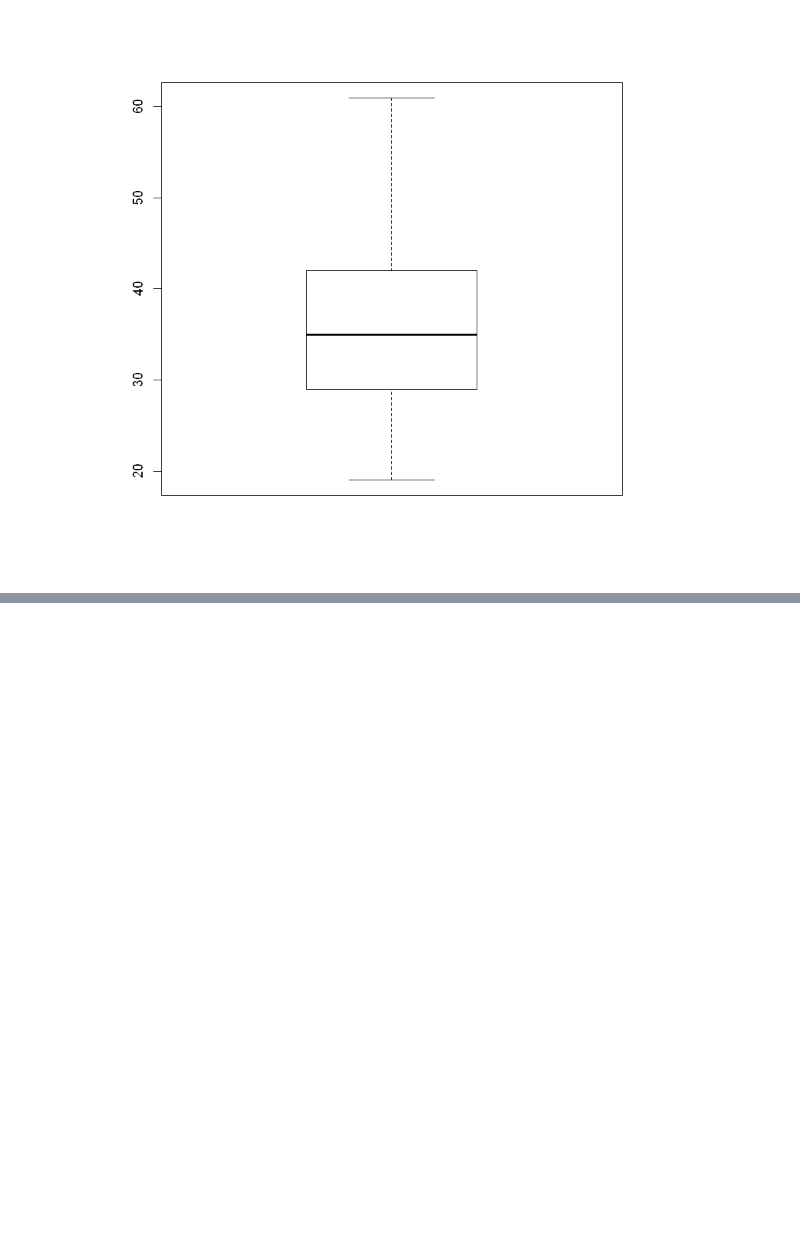
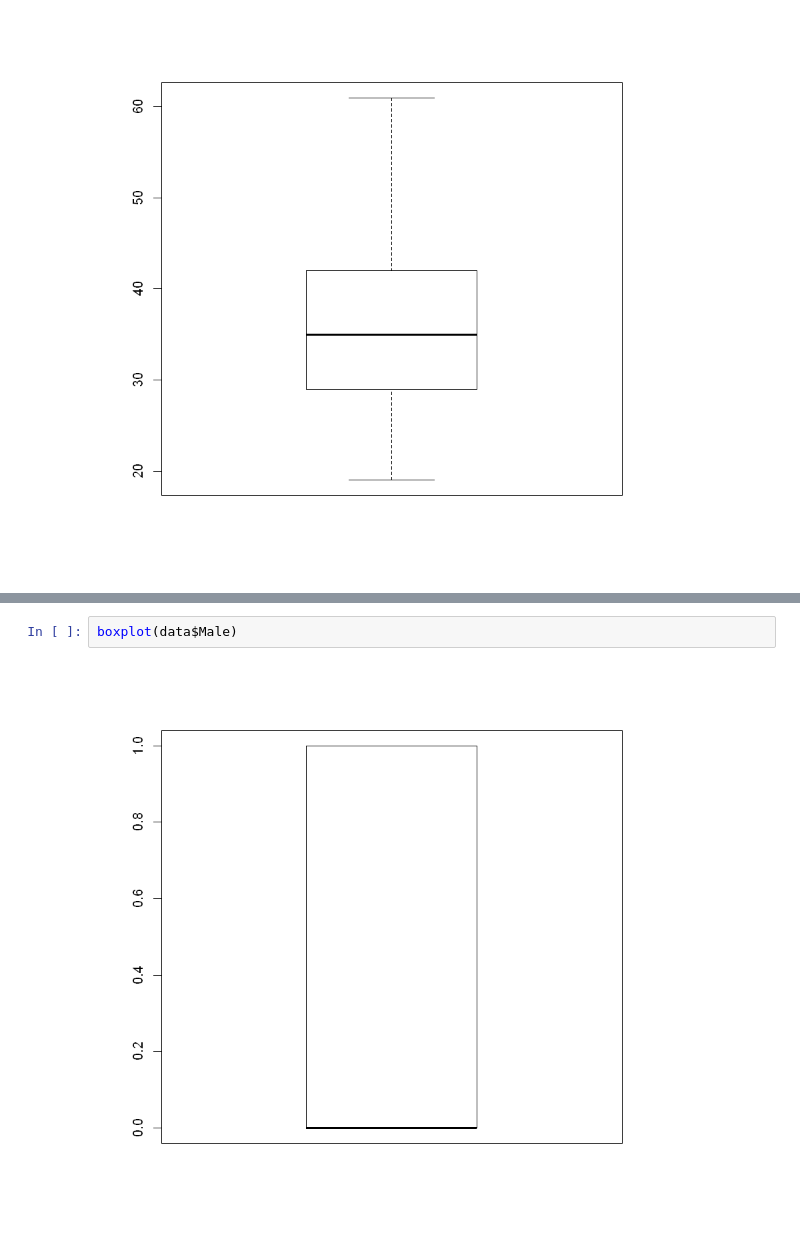
Before and after one commit to cecilia-wanja/Ad-clicking-prediction-, a Jupyter notebook: Ad clicking prediction.ipynb, the cells around one changed output, grey strips where cells are left out. Cells and saved outputs as stored; diff of their text form; blank space fills up the shorter version.

```diff
--- a/Ad clicking prediction.ipynb
+++ b/Ad clicking prediction.ipynb
@@ -61,0 +70,4 @@ boxplot(data$Age)
+# %%
+boxplot(data$Male)
+# %% [output]
+[figure, added]
```
Also changed, not shown: parts of 47 cells of this notebook.
